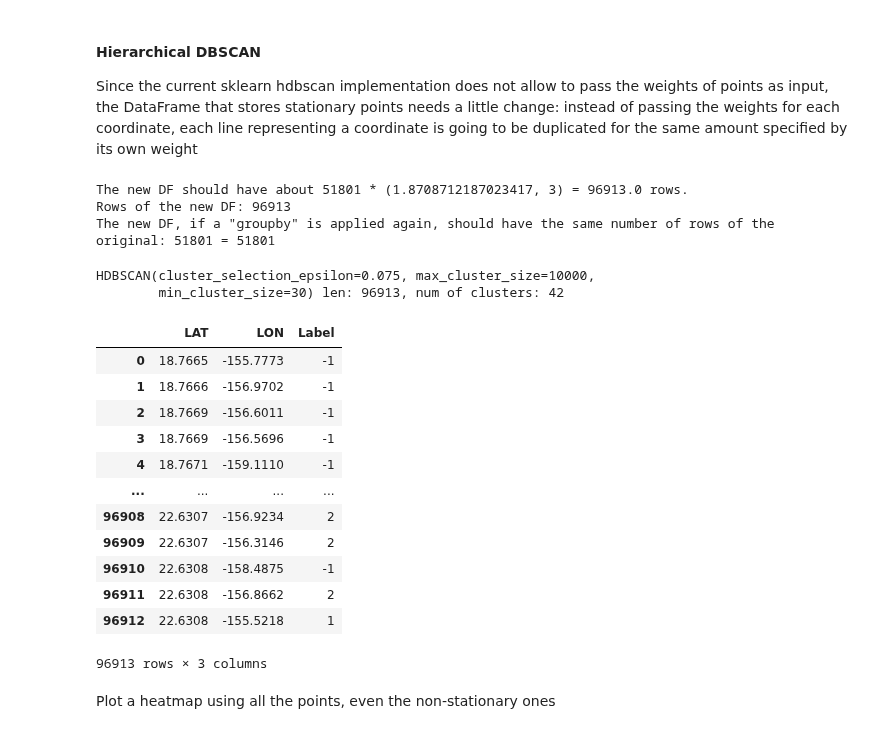
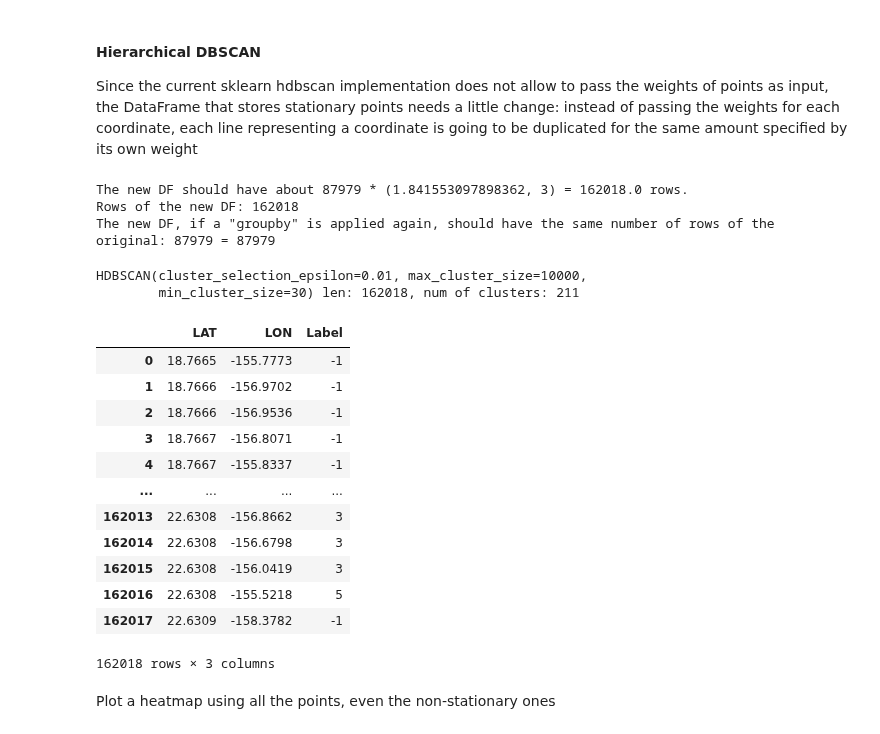
Before and after one commit to Accazeta/AIS_data_analysis, a Jupyter notebook: src/TREAD.ipynb, the cells around one changed output. Drawn from its saved outputs; the diff is of its cells as text; code cells hidden in the pictures.

```diff
--- a/src/TREAD.ipynb
+++ b/src/TREAD.ipynb
@@ -23,7 +23,8 @@ import plotly.graph_objects as go
 # %% [markdown]
 Import source csv into a dataframe
 # %%
-clean_df = p.read_csv(c.FOLDER_PATH + c.FILE_NAME)
+FILE_NAME = '2019_01-05.csv'
+clean_df = p.read_csv(c.FOLDER_PATH + FILE_NAME)
 print(f'Dataframe shape: {clean_df.shape}')
 print(clean_df.columns)
 print(clean_df.shape)
@@ -56,13 +56,11 @@ optimized_df['LON'] = clean_df['LON']
 # SOG - No action
 optimized_df['SOG'] = clean_df['SOG']
 
-# COG - from float64 to float32. The loss of precision is negligible, as per AIS specs
-# the maximum allowed value is 360 degrees, relative to true north
-optimized_df['COG'] = clean_df['COG'].astype('float32')
+# COG - No action
+optimized_df['COG'] = clean_df['COG']
 
-# Heading - from float64 to float32. The loss of precision is negligible, as per AIS specs
-# the maximum allowed value is 511, meaning 'no data'.
-optimized_df['Heading'] = clean_df['Heading'].astype('float32')
+# Heading - No action
+optimized_df['Heading'] = clean_df['Heading']
 
 # VesselName - specify string dtype
 optimized_df['VesselName'] = clean_df['VesselName'].astype(p.StringDtype())
@@ -488,51 +484,44 @@ print('Rows of the new DF: {}'.format(h_groupedDF.shape[0]))
 
 print(f'The new DF, if a "groupby" is applied again, should have the same number of rows of the original: {groupedDF.shape[0]} = {h_groupedDF.value_counts().shape[0]}')
 # %% [output]
-The new DF should have about 51801 * (1.8708712187023417, 3) = 96913.0 rows.
-Rows of the new DF: 96913
-The new DF, if a "groupby" is applied again, should have the same number of rows of the original: 51801 = 51801
+The new DF should have about 87979 * (1.841553097898362, 3) = 162018.0 rows.
+Rows of the new DF: 162018
+The new DF, if a "groupby" is applied again, should have the same number of rows of the original: 87979 = 87979
 # %%
 # Run H-DBSCAN algorithm on the stationary points
 
 # inizitalize h-dbscan object with parameters. TODO: test multiple parameters combinations
 h_dbscan = hdbs.HDBSCAN(min_cluster_size=30,
-                        cluster_selection_epsilon=0.075,
+                        cluster_selection_epsilon=0.01,
                         max_cluster_size=10_000)
 
 h_labels = h_dbscan.fit_predict(
                     X=h_groupedDF.loc[:, ['LAT','LON']]
                     )
 
-# this is necessary in order to pass the params to the function that plots the clusters
-temp_model = HDBSCAN(min_cluster_size=30,
-                  cluster_selection_epsilon=0.075,
-                  max_cluster_size=10_000
-                  )
-
 print(str(h_dbscan) + " len: " + str(len(h_labels)) + ", num of clusters: " + str(max(h_labels)))
 
 # Add labels to the dataframe
 h_groupedDF['Label'] = h_labels
 
-
 display(h_groupedDF)
 #print(groupedDF['Label'].max())
 # %% [output]
-HDBSCAN(cluster_selection_epsilon=0.075, max_cluster_size=10000,
-        min_cluster_size=30) len: 96913, num of clusters: 42
+HDBSCAN(cluster_selection_epsilon=0.01, max_cluster_size=10000,
+        min_cluster_size=30) len: 162018, num of clusters: 211
 |  | LAT | LON | Label |
 | 0 | 18.7665 | -155.7773 | -1 |
 | 1 | 18.7666 | -156.9702 | -1 |
-| 2 | 18.7669 | -156.6011 | -1 |
-| 3 | 18.7669 | -156.5696 | -1 |
-| 4 | 18.7671 | -159.1110 | -1 |
+| 2 | 18.7666 | -156.9536 | -1 |
+| 3 | 18.7667 | -156.8071 | -1 |
+| 4 | 18.7667 | -155.8337 | -1 |
 | ... | ... | ... | ... |
-| 96908 | 22.6307 | -156.9234 | 2 |
-| 96909 | 22.6307 | -156.3146 | 2 |
-| 96910 | 22.6308 | -158.4875 | -1 |
-| 96911 | 22.6308 | -156.8662 | 2 |
-| 96912 | 22.6308 | -155.5218 | 1 |
+| 162013 | 22.6308 | -156.8662 | 3 |
+| 162014 | 22.6308 | -156.6798 | 3 |
+| 162015 | 22.6308 | -156.0419 | 3 |
+| 162016 | 22.6308 | -155.5218 | 5 |
+| 162017 | 22.6309 | -158.3782 | -1 |
-96913 rows × 3 columns
+162018 rows × 3 columns
 # %%
 # Show the result of h-dbscan on a map
 
```
Also changed, not shown: parts of 21 cells of this notebook, 1 other file.
